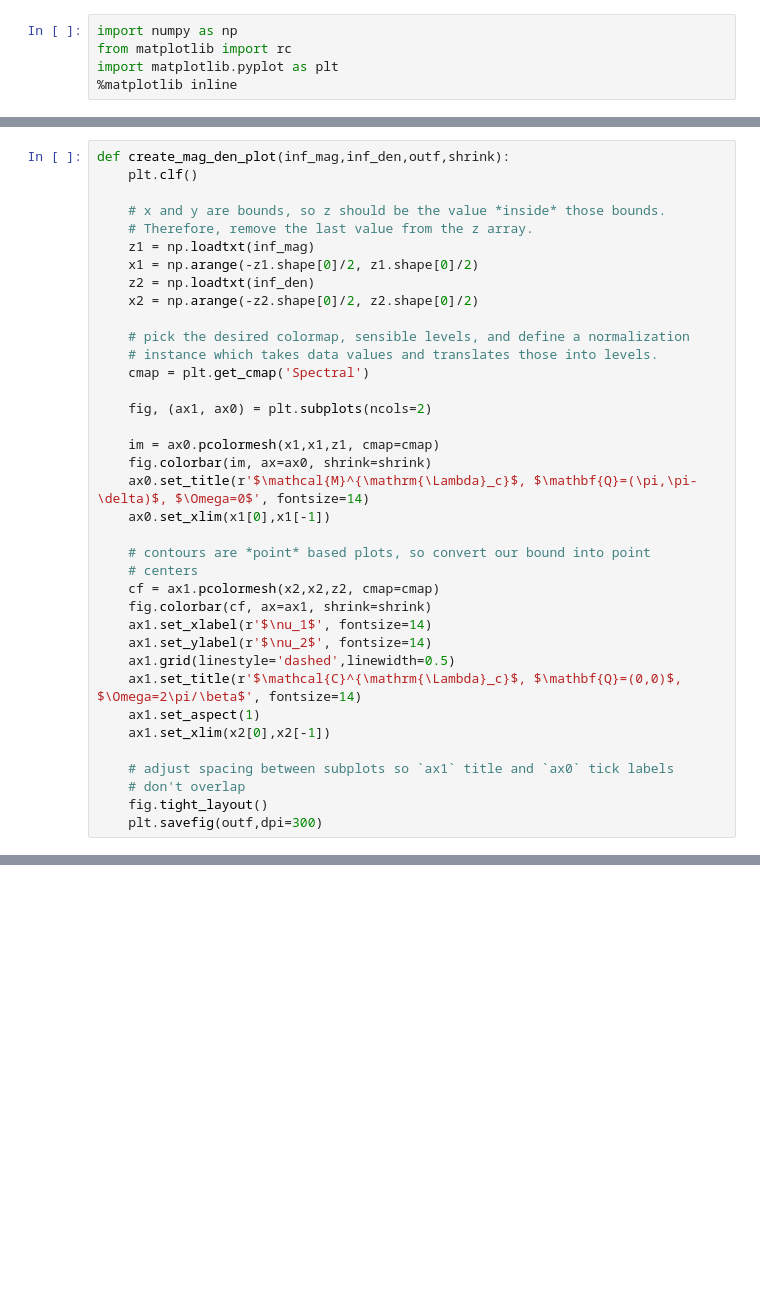
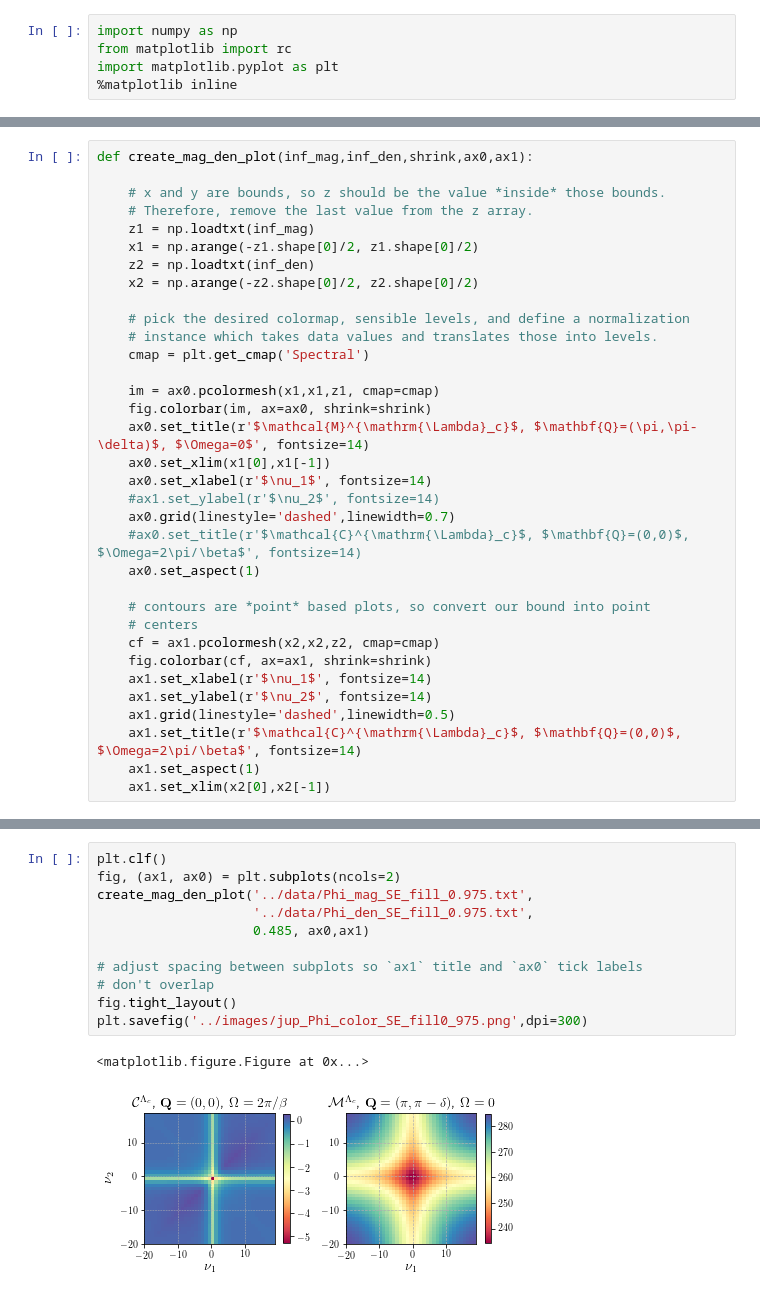
Before and after one commit to Ciro-Taranto/fRG_paper, a Jupyter notebook: scripts/Plot2D_mag_den.ipynb, the cells around one changed output, grey strips where cells are left out. Saved outputs shown, nothing was run; the diff lists cells and outputs as text; blank space fills up the shorter version.

```diff
--- a/scripts/Plot2D_mag_den.ipynb
+++ b/scripts/Plot2D_mag_den.ipynb
@@ -55,6 +6,5 @@ import matplotlib.pyplot as plt
 # %%
-def create_mag_den_plot(inf_mag,inf_den,outf,shrink):
-    plt.clf()
+def create_mag_den_plot(inf_mag,inf_den,shrink,ax0,ax1):
 
     # x and y are bounds, so z should be the value *inside* those bounds.
     # Therefore, remove the last value from the z array.
@@ -67,12 +17,15 @@ def create_mag_den_plot(inf_mag,inf_den,outf,shrink):
     # instance which takes data values and translates those into levels.
     cmap = plt.get_cmap('Spectral')
 
-    fig, (ax1, ax0) = plt.subplots(ncols=2)
-
     im = ax0.pcolormesh(x1,x1,z1, cmap=cmap)
     fig.colorbar(im, ax=ax0, shrink=shrink)
     ax0.set_title(r'$\mathcal{M}^{\mathrm{\Lambda}_c}$, $\mathbf{Q}=(\pi,\pi-\delta)$, $\Omega=0$', fontsize=14)
     ax0.set_xlim(x1[0],x1[-1])
+    ax0.set_xlabel(r'$\nu_1$', fontsize=14)
+    #ax1.set_ylabel(r'$\nu_2$', fontsize=14)
+    ax0.grid(linestyle='dashed',linewidth=0.7)
+    #ax0.set_title(r'$\mathcal{C}^{\mathrm{\Lambda}_c}$, $\mathbf{Q}=(0,0)$, $\Omega=2\pi/\beta$', fontsize=14)
+    ax0.set_aspect(1)
 
     # contours are *point* based plots, so convert our bound into point
     # centers
@@ -84,8 +37,3 @@ def create_mag_den_plot(inf_mag,inf_den,outf,shrink):
     ax1.set_title(r'$\mathcal{C}^{\mathrm{\Lambda}_c}$, $\mathbf{Q}=(0,0)$, $\Omega=2\pi/\beta$', fontsize=14)
     ax1.set_aspect(1)
     ax1.set_xlim(x2[0],x2[-1])
-
-    # adjust spacing between subplots so `ax1` title and `ax0` tick labels
-    # don't overlap
-    fig.tight_layout()
-    plt.savefig(outf,dpi=300)
@@ -112,0 +54,14 @@ create_mag_den_plot('../data/Phi_mag_SE_fill_0.600.txt',
+# %%
+plt.clf()
+fig, (ax1, ax0) = plt.subplots(ncols=2)
+create_mag_den_plot('../data/Phi_mag_SE_fill_0.975.txt',
+                    '../data/Phi_den_SE_fill_0.975.txt',
+                    0.485, ax0,ax1)
+
+# adjust spacing between subplots so `ax1` title and `ax0` tick labels
+# don't overlap
+fig.tight_layout()
+plt.savefig('../images/jup_Phi_color_SE_fill0_975.png',dpi=300)
+# %% [output]
+<matplotlib.figure.Figure at 0x...>
+[figure, added]
```
Also changed, not shown: parts of 8 cells of this notebook, 30 other files.
